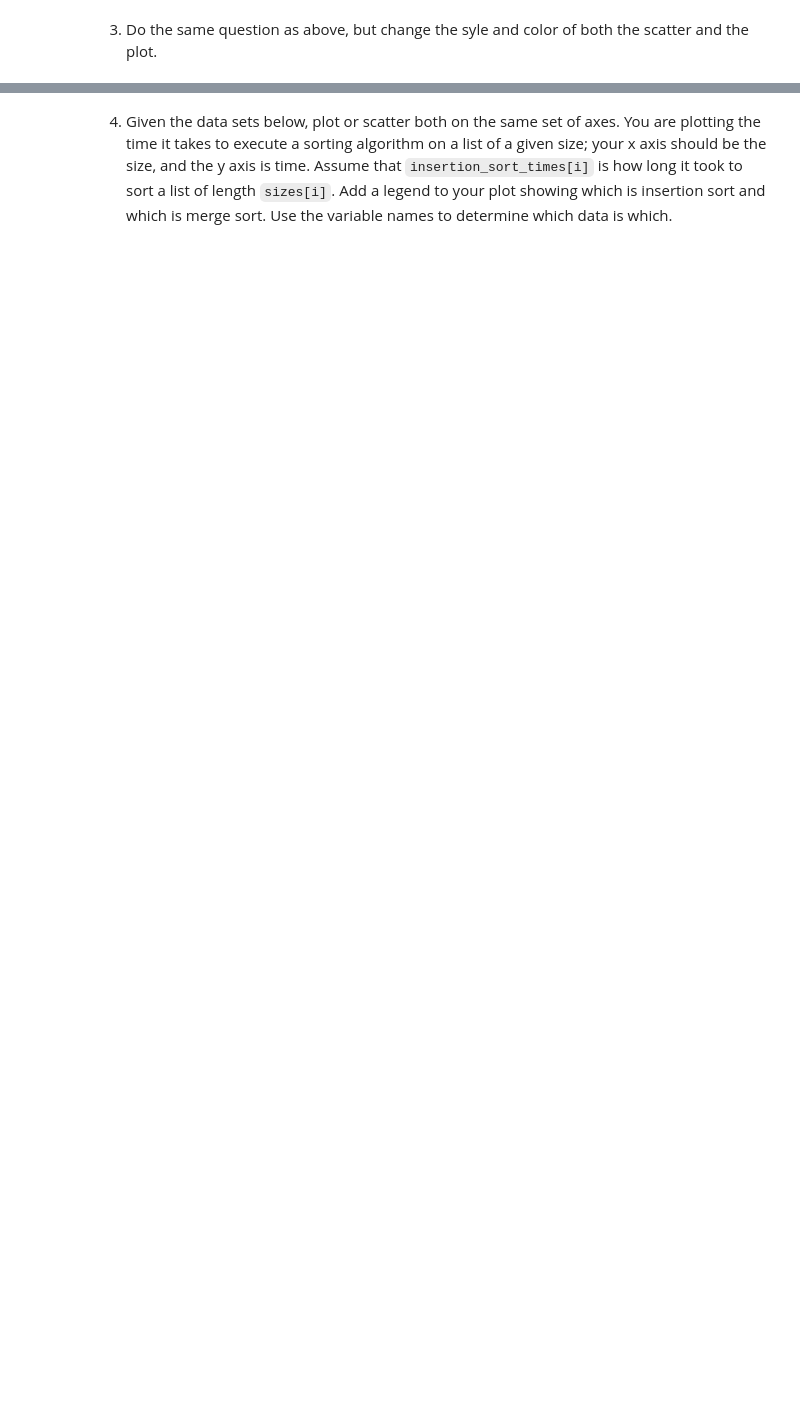
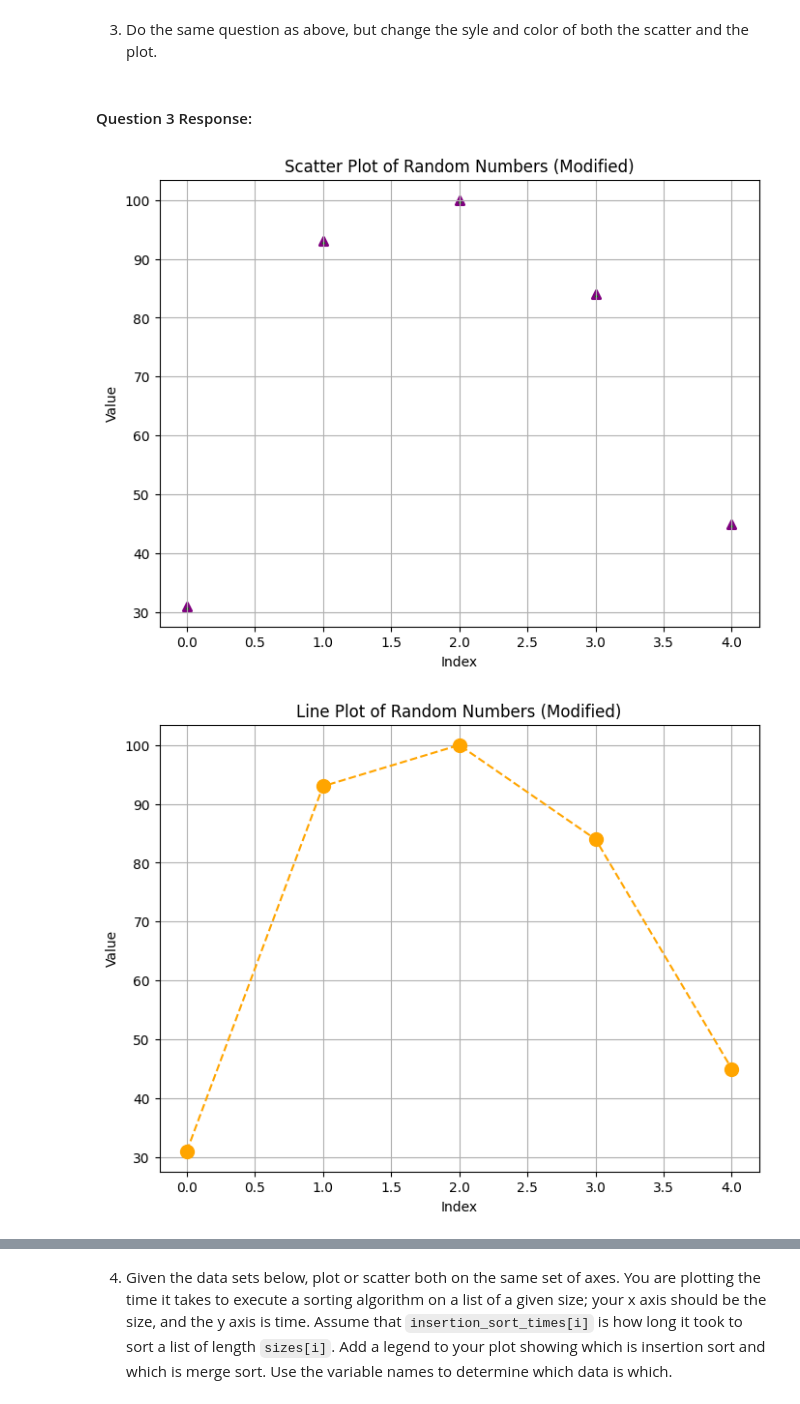
Before and after one commit to dgraves4/pyplot, a Jupyter notebook: pyplot.ipynb, the cells around one changed output, grey strips where cells are left out. Drawn from its saved outputs; the diff is of its cells as text; code cells hidden in the pictures; blank space fills up the shorter version.

```diff
--- a/pyplot.ipynb
+++ b/pyplot.ipynb
@@ -59,2 +127,35 @@ wcwidth           0.2.13
 # %% [markdown]
 3. Do the same question as above, but change the syle and color of both the scatter and the plot.
+# %% [markdown]
+#### Question 3 Response:
+# %%
+from collections import Counter
+from random import randint
+import matplotlib.pyplot as plt
+
+# Generate a sequence of at least 5 random integers
+random_numbers = [randint(1, 100) for _ in range(5)]
+
+# Generate x values (using index as x value)
+x_values = range(len(random_numbers))
+
+# Create a scatter plot with modified style and color
+plt.figure(figsize=(8, 6))
+plt.scatter(x_values, random_numbers, color='green', marker='^', edgecolors='purple', linewidths=2)
+plt.xlabel('Index')
+plt.ylabel('Value')
+plt.title('Scatter Plot of Random Numbers (Modified)')
+plt.grid(True)
+plt.show()
+
+# Create a line plot with modified style and color
+plt.figure(figsize=(8, 6))
+plt.plot(x_values, random_numbers, color='orange', linestyle='--', marker='o', markersize=10)
+plt.xlabel('Index')
+plt.ylabel('Value')
+plt.title('Line Plot of Random Numbers (Modified)')
+plt.grid(True)
+plt.show()
+# %% [output]
+[figure, added]
+[figure, added]
```
Also changed, not shown: parts of 13 cells of this notebook.
